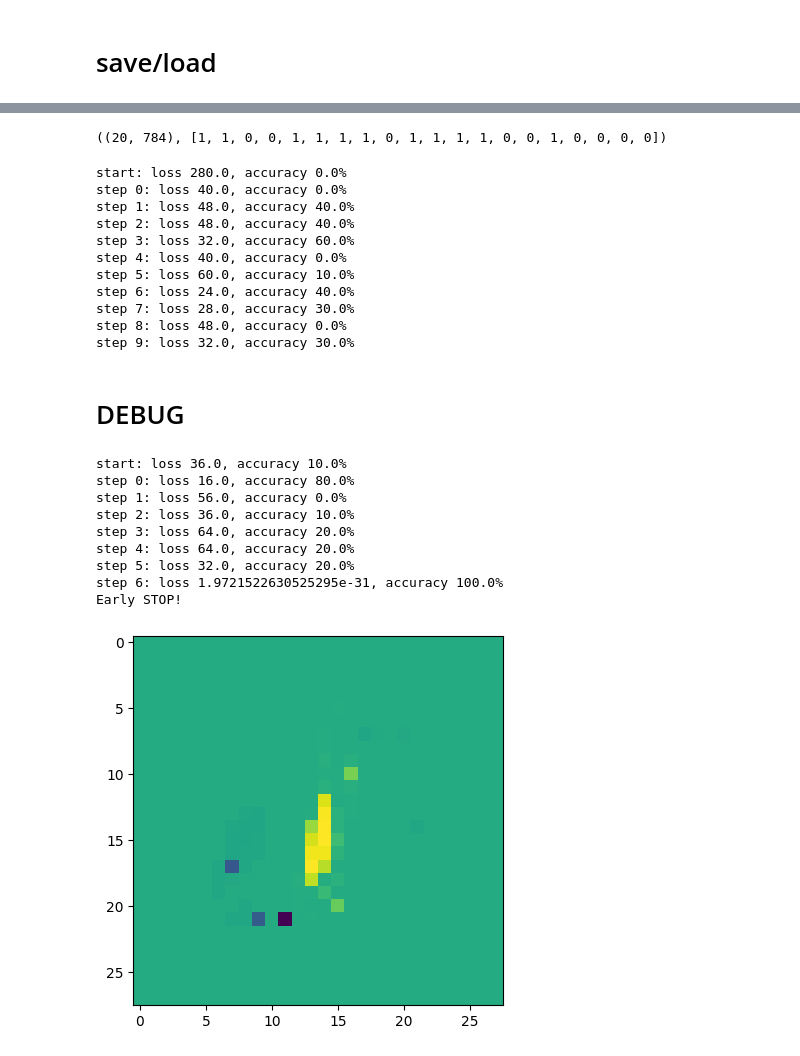
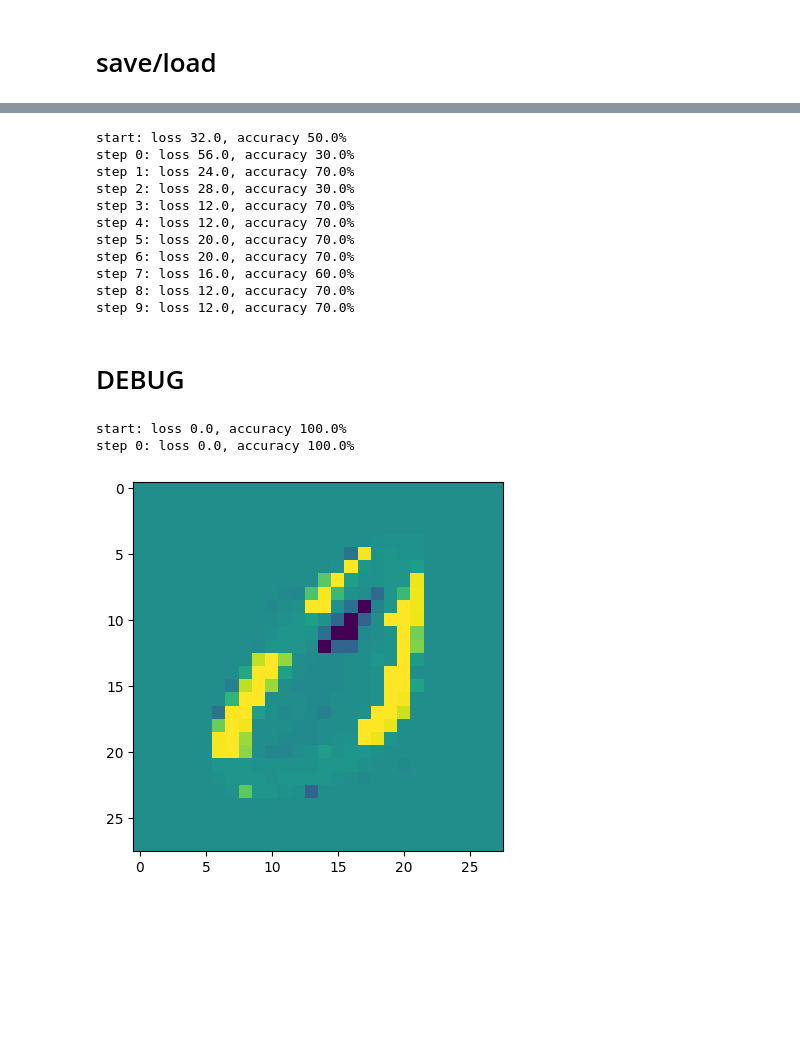
Before and after one commit to AndreyE/micrograd, a Jupyter notebook: mnist.ipynb, the cells around one changed output, grey strips where cells are left out. Saved outputs shown, nothing was run; the diff lists cells and outputs as text; code cells hidden in the pictures; blank space fills up the shorter version.

```diff
--- a/mnist.ipynb
+++ b/mnist.ipynb
@@ -186,15 +180,10 @@ def select(X, Y, selector):
 
 def select_batch(X, Y, selector, batch_size):
     idx = np.where(np.isin(Y, selector))[0]
-    return get_batch(X[idx], OH_ENCODER(Y[idx]), batch_size)
-
-x, y_oh = select_batch(X_train, Y_train, [0, 1], 20)
-x.shape, list(map(OH_DECODER, arr2vals(y_oh)))
+    return get_batch(X[idx], Y[idx], batch_size)
-# %% [output]
-((20, 784), [1, 1, 0, 0, 1, 1, 1, 1, 0, 1, 1, 1, 1, 0, 0, 1, 0, 0, 0, 0])
 # %%
-def fit(model, X, Y_oh, iterations, q=0.5, early_stop_at_loss=1e-9):
-    total_loss, acc = evaluate(model, X, Y_oh)
+def fit(model, X, Y_oh, oh_decoder, iterations, q=0.5, early_stop_at_loss=1e-9):
+    total_loss, acc = evaluate(model, X, Y_oh, oh_decoder)
     print(f"start: loss {total_loss.data}, accuracy {acc*100}%")
 
     for k in range(iterations):
@@ -205,7 +194,7 @@ def fit(model, X, Y_oh, iterations, q=0.5, early_stop_at_loss=1e-9):
         model.learn_from(total_loss, q)
         model.norm()
 
-        total_loss, acc = evaluate(model, X, Y_oh)
+        total_loss, acc = evaluate(model, X, Y_oh, oh_decoder)
         print(f"step {k}: loss {total_loss.data}, accuracy {acc*100}%")
 
         if total_loss.data <= early_stop_at_loss:
@@ -216,62 +205,58 @@ def fit(model, X, Y_oh, iterations, q=0.5, early_stop_at_loss=1e-9):
 
 
 
-def get_model_for(classes, batch_size, iterations, model=None):
-    X, Y_oh = select_batch(X_train, Y_train, classes, batch_size)
+def get_model_for(classes, batch, iterations, model=None):
+    X, Y = batch
+
+    oh_encoder, oh_decoder = oh_encode(classes)
     n = len(classes)
+
+    Y_oh = oh_encoder(Y)
 
     # initialize a model
     if model is None:
         model = MLP(
             784,
             [
-                (n * 2, 'xspace'),
-                (10, 'xspace')
+                (n, 'xspace')
             ],
             lr=1.0
         )
 
-    frozen_positives = [n for c, n in enumerate(load_neurons(POSITIVE_NEURONS)) if c in classes]
-    model.layers[0].neurons = model.layers[0].neurons[:n] + frozen_positives
+    # frozen_positives = [n for c, n in enumerate(load_neurons(POSITIVE_NEURONS)) if c in classes]
+    # model.layers[0].neurons = model.layers[0].neurons[:n] + frozen_positives
 
-    total_loss, acc = fit(model, X, Y_oh, iterations)
+    total_loss, acc = fit(model, X, Y_oh, oh_decoder, iterations)
 
     return model, total_loss, acc
 # %%
+SELECTED_CLASSES = [0, 1]
+ITERATIONS = 10
 BATCH_SIZE = 10
-ITERATIONS = 10
-SELECTED_CLASSES = [0, 1]
+BATCH = X, Y = select_batch(X_train, Y_train, SELECTED_CLASSES, BATCH_SIZE)
 
-model, total_loss, accuracy = get_model_for(SELECTED_CLASSES, BATCH_SIZE, ITERATIONS)
+model, total_loss, accuracy = get_model_for(SELECTED_CLASSES, BATCH, ITERATIONS)
 # %% [output]
-start: loss 280.0, accuracy 0.0%
-step 0: loss 40.0, accuracy 0.0%
-step 1: loss 48.0, accuracy 40.0%
-step 2: loss 48.0, accuracy 40.0%
-step 3: loss 32.0, accuracy 60.0%
-step 4: loss 40.0, accuracy 0.0%
-step 5: loss 60.0, accuracy 10.0%
-step 6: loss 24.0, accuracy 40.0%
-step 7: loss 28.0, accuracy 30.0%
-step 8: loss 48.0, accuracy 0.0%
-step 9: loss 32.0, accuracy 30.0%
+start: loss 32.0, accuracy 50.0%
+step 0: loss 56.0, accuracy 30.0%
+step 1: loss 24.0, accuracy 70.0%
+step 2: loss 28.0, accuracy 30.0%
+step 3: loss 12.0, accuracy 70.0%
+step 4: loss 12.0, accuracy 70.0%
+step 5: loss 20.0, accuracy 70.0%
+step 6: loss 20.0, accuracy 70.0%
+step 7: loss 16.0, accuracy 60.0%
+step 8: loss 12.0, accuracy 70.0%
+step 9: loss 12.0, accuracy 70.0%
 # %% [markdown]
 # DEBUG
-# %%
-model, total_loss, accuracy = get_model_for(SELECTED_CLASSES, BATCH_SIZE, ITERATIONS, model)
-# %% [output]
-start: loss 36.0, accuracy 10.0%
-step 0: loss 16.0, accuracy 80.0%
-step 1: loss 56.0, accuracy 0.0%
-step 2: loss 36.0, accuracy 10.0%
-step 3: loss 64.0, accuracy 20.0%
-step 4: loss 64.0, accuracy 20.0%
-step 5: loss 32.0, accuracy 20.0%
-step 6: loss 1.9721522630525295e-31, accuracy 100.0%
-Early STOP!
 # %%
-w = np.array([p.data for p in model.layers[0].neurons[1].parameters()][:-1])
+model, total_loss, accuracy = get_model_for(SELECTED_CLASSES, BATCH, ITERATIONS, model)
+
+w = np.array([p.data for p in model.layers[0].neurons[0].parameters()][:-1])
 w = w.reshape([-1, w.shape[0]])
 draw_some(w)
 # %% [output]
+start: loss 0.0, accuracy 100.0%
+step 0: loss 0.0, accuracy 100.0%
-[figure, old version]
+[figure, new version]
```
Also changed, not shown: parts of 10 cells of this notebook, 1 other file.
